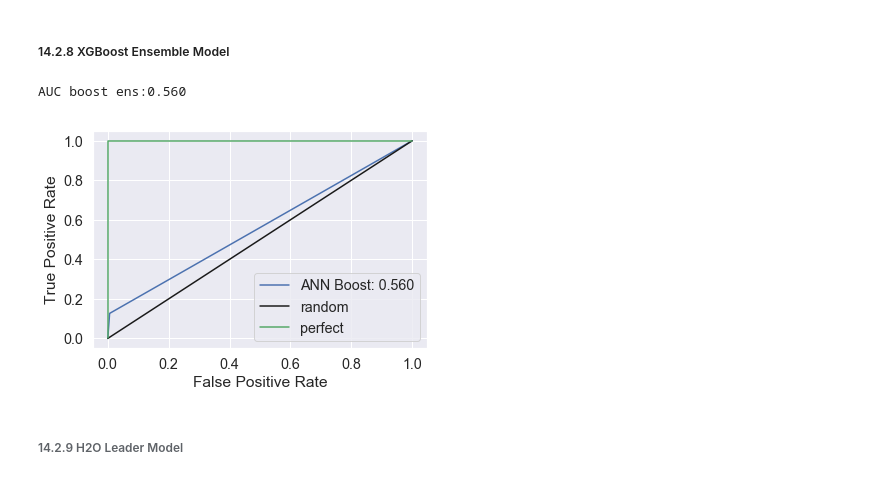
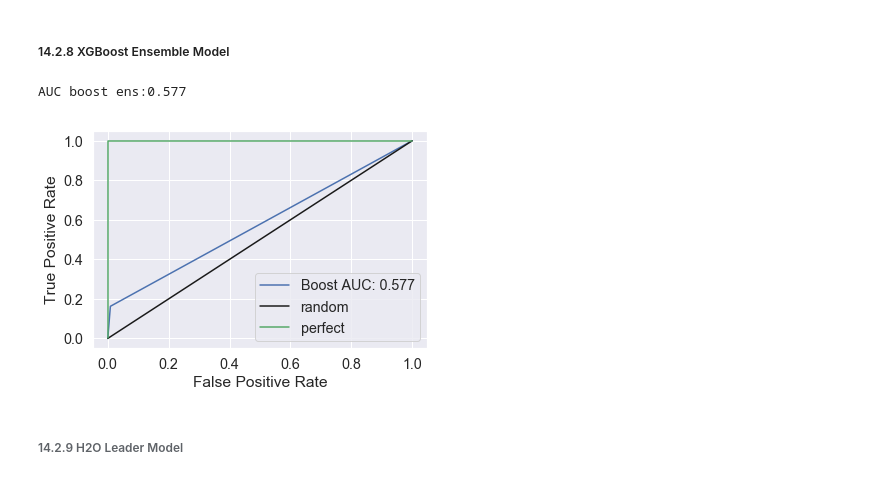
Before and after one commit to abender14/Blockchain-Capstone, a Jupyter notebook: CAPSTONE/ML_Model.ipynb, the cells around one changed output. Cells and saved outputs as stored; diff of their text form; code cells hidden in the pictures.

```diff
--- a/CAPSTONE/ML_Model.ipynb
+++ b/CAPSTONE/ML_Model.ipynb
@@ -1198,8 +1198,8 @@ ensemble_model = XGBClassifier(random_state=0, n_jobs=-1, learning_rate=0.1,
                       n_estimators=100, max_depth=3)
 
 #fit XGBoost ensemble model
-ensemble_model = ensemble_model.fit(S_train, fullyTrain)
-y_pred_ensemble = ensemble_model.predict(S_test)
+ensemble_model = ensemble_model.fit(fullxTrain, fullyTrain)
+y_pred_ensemble = ensemble_model.predict(fullxTest)
 
 #print accuracy score
 print('Final prediction score: [%.8f]' % accuracy_score(fullyTest, y_pred_ensemble))
@@ -1674,18 +1670,18 @@ fpr_boost, tpr_boost, thresholds_boost = roc_curve(fullyTest, y_pred_ensemble)
 auc_boost = roc_auc_score(fullyTest, y_pred_ensemble)
 print('AUC boost ens:%.3f'% auc_boost)
 # %% [output]
-AUC boost ens:0.560
+AUC boost ens:0.577
 # %%
 #plot ROC curve with AUC
-plt.plot(fpr_boost,tpr_boost,'b-', label= 'ANN Boost: %.3f'%auc_boost)
+plt.plot(fpr_boost,tpr_boost,'b-', label= 'Boost AUC: %.3f'%auc_boost)
 plt.plot([0,1],[0,1],'k-',label='random')
 plt.plot([0,0,1,1],[0,1,1,1],'g-',label='perfect')
 plt.legend()
 plt.xlabel('False Positive Rate')
 plt.ylabel('True Positive Rate')
 plt.show()
 # %% [output]
-[figure, old version]
+[figure, new version]
 # %% [markdown]
 ###### 14.2.9 H2O Leader Model
 # %%
```
Also changed, not shown: parts of 12 cells of this notebook, 2 other files.
